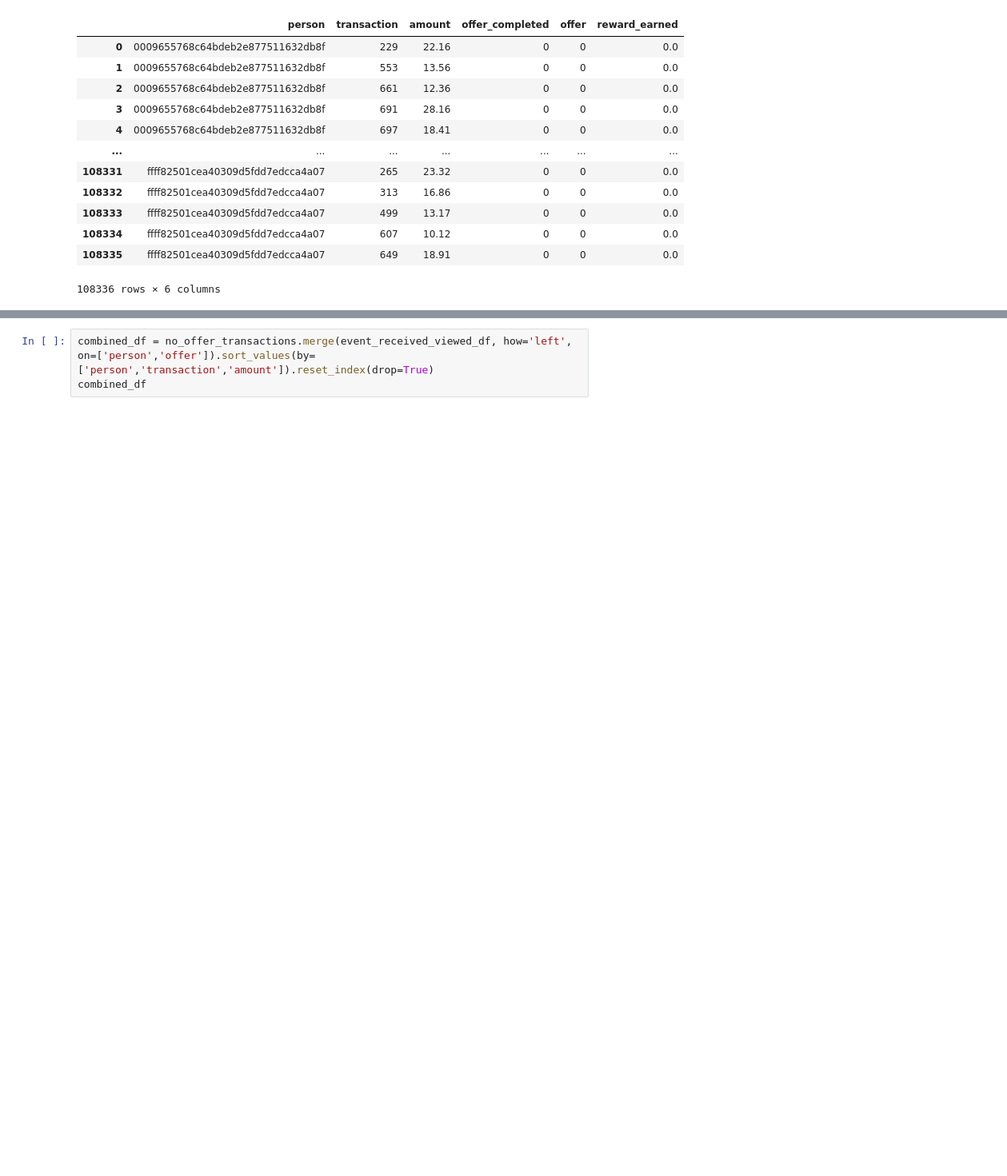
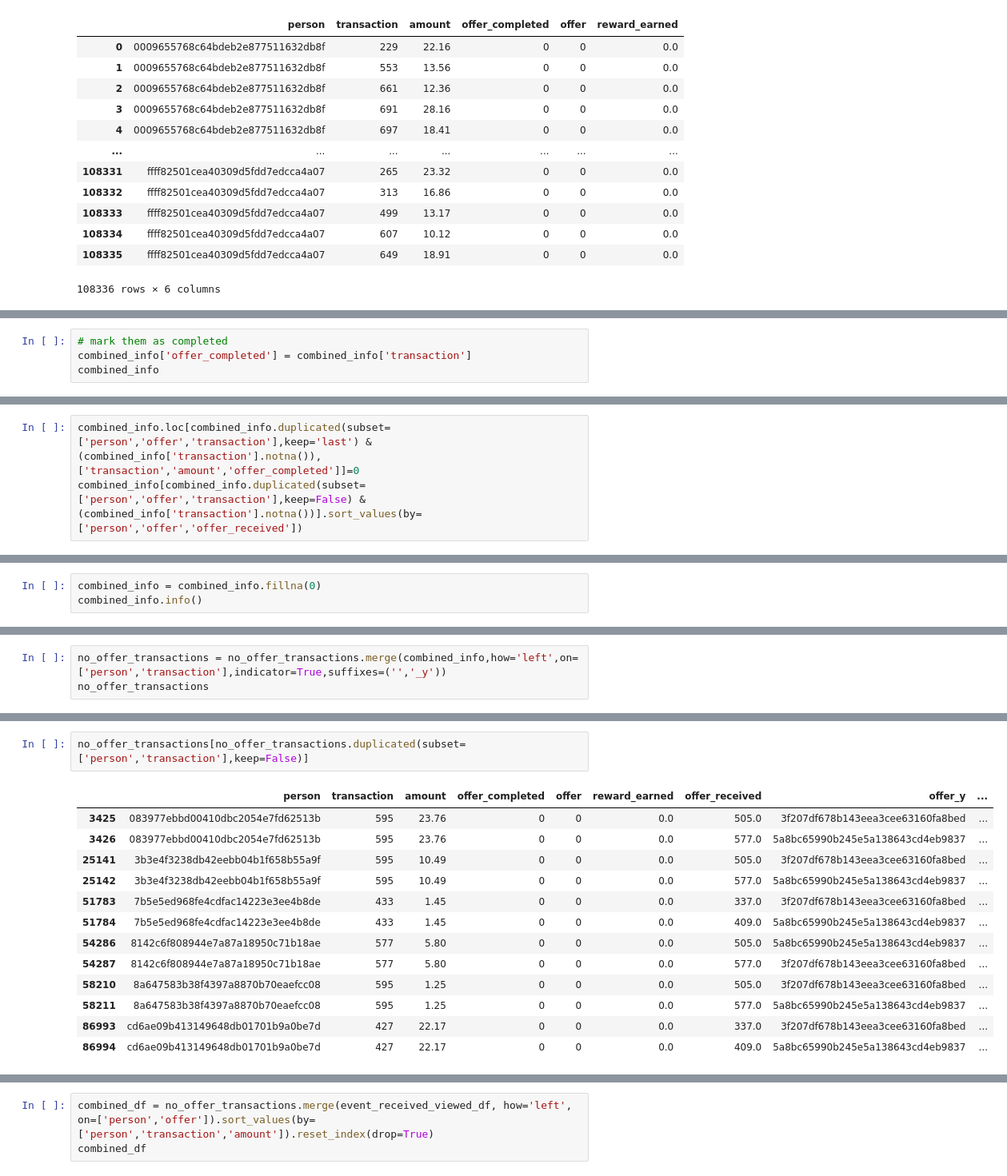
Before and after one commit to natashk/Starbucks-Capstone, a Jupyter notebook: Starbucks_Capstone_notebook.ipynb, the cells around one changed output, grey strips where cells are left out. Shown at 80% size. Cells and saved outputs as stored; diff of their text form; blank space fills up the shorter version.

```diff
--- a/Starbucks_Capstone_notebook.ipynb
+++ b/Starbucks_Capstone_notebook.ipynb
@@ -721,0 +879,4 @@ no_offer_transactions
+# %%
+# mark them as completed
+combined_info['offer_completed'] = combined_info['transaction']
+combined_info
@@ -721,0 +911,3 @@ no_offer_transactions
+# %%
+combined_info.loc[combined_info.duplicated(subset=['person','offer','transaction'],keep='last') & (combined_info['transaction'].notna()),['transaction','amount','offer_completed']]=0
+combined_info[combined_info.duplicated(subset=['person','offer','transaction'],keep=False) & (combined_info['transaction'].notna())].sort_values(by=['person','offer','offer_received'])
@@ -721,0 +964,3 @@ no_offer_transactions
+# %%
+combined_info = combined_info.fillna(0)
+combined_info.info()
@@ -721,0 +1002,3 @@ no_offer_transactions
+# %%
+no_offer_transactions = no_offer_transactions.merge(combined_info,how='left',on=['person','transaction'],indicator=True,suffixes=('','_y'))
+no_offer_transactions
@@ -721,0 +1019,16 @@ no_offer_transactions
+# %%
+no_offer_transactions[no_offer_transactions.duplicated(subset=['person','transaction'],keep=False)]
+# %% [output]
+|  | person | transaction | amount | offer_completed | offer | reward_earned | offer_received | offer_y | ... |
+| 3425 | 083977ebbd00410dbc2054e7fd62513b | 595 | 23.76 | 0 | 0 | 0.0 | 505.0 | 3f207df678b143eea3cee63160fa8bed | ... |
+| 3426 | 083977ebbd00410dbc2054e7fd62513b | 595 | 23.76 | 0 | 0 | 0.0 | 577.0 | 5a8bc65990b245e5a138643cd4eb9837 | ... |
+| 25141 | 3b3e4f3238db42eebb04b1f658b55a9f | 595 | 10.49 | 0 | 0 | 0.0 | 505.0 | 3f207df678b143eea3cee63160fa8bed | ... |
+| 25142 | 3b3e4f3238db42eebb04b1f658b55a9f | 595 | 10.49 | 0 | 0 | 0.0 | 577.0 | 5a8bc65990b245e5a138643cd4eb9837 | ... |
+| 51783 | 7b5e5ed968fe4cdfac14223e3ee4b8de | 433 | 1.45 | 0 | 0 | 0.0 | 337.0 | 3f207df678b143eea3cee63160fa8bed | ... |
+| 51784 | 7b5e5ed968fe4cdfac14223e3ee4b8de | 433 | 1.45 | 0 | 0 | 0.0 | 409.0 | 5a8bc65990b245e5a138643cd4eb9837 | ... |
+| 54286 | 8142c6f808944e7a87a18950c71b18ae | 577 | 5.80 | 0 | 0 | 0.0 | 505.0 | 5a8bc65990b245e5a138643cd4eb9837 | ... |
+| 54287 | 8142c6f808944e7a87a18950c71b18ae | 577 | 5.80 | 0 | 0 | 0.0 | 577.0 | 3f207df678b143eea3cee63160fa8bed | ... |
+| 58210 | 8a647583b38f4397a8870b70eaefcc08 | 595 | 1.25 | 0 | 0 | 0.0 | 505.0 | 3f207df678b143eea3cee63160fa8bed | ... |
+| 58211 | 8a647583b38f4397a8870b70eaefcc08 | 595 | 1.25 | 0 | 0 | 0.0 | 577.0 | 5a8bc65990b245e5a138643cd4eb9837 | ... |
+| 86993 | cd6ae09b413149648db01701b9a0be7d | 427 | 22.17 | 0 | 0 | 0.0 | 337.0 | 3f207df678b143eea3cee63160fa8bed | ... |
+| 86994 | cd6ae09b413149648db01701b9a0be7d | 427 | 22.17 | 0 | 0 | 0.0 | 409.0 | 5a8bc65990b245e5a138643cd4eb9837 | ... |
```
Also changed, not shown: parts of 63 cells of this notebook.
